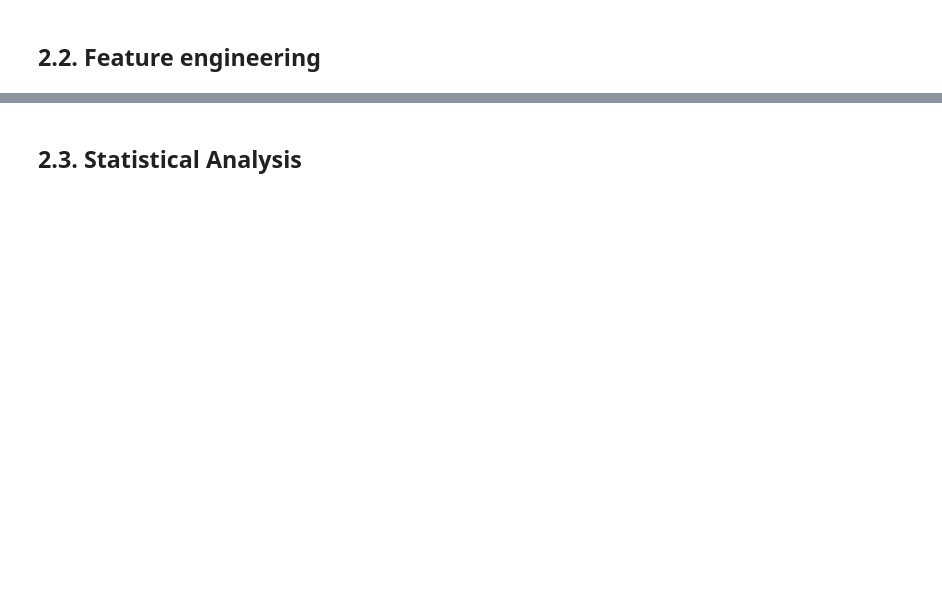
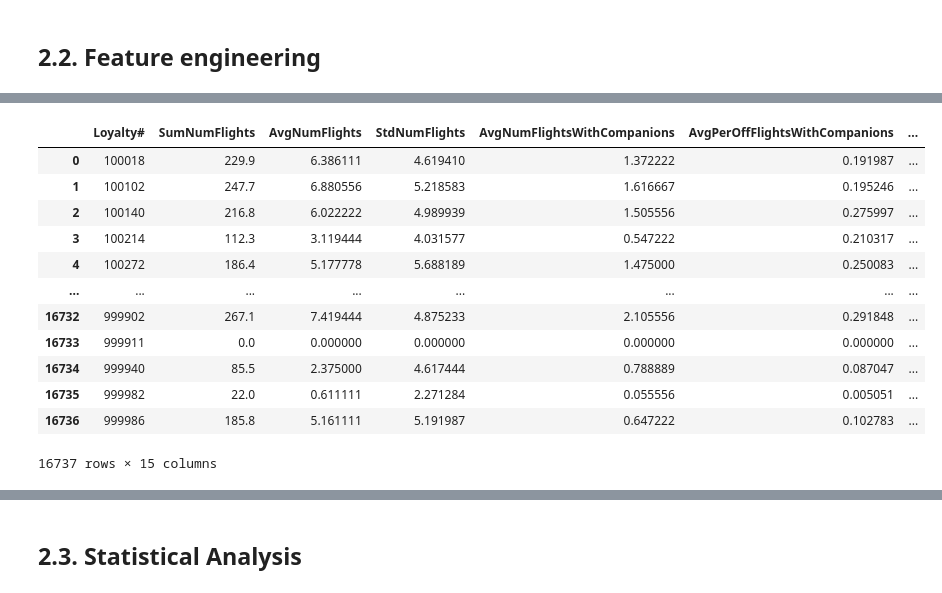
Before and after one commit to kidademoraisaly/Data-Mining, a Jupyter notebook: data_exploration.ipynb, the cells around one changed output, grey strips where cells are left out. Drawn from its saved outputs; the diff is of its cells as text; code cells hidden in the pictures; blank space fills up the shorter version.

```diff
--- a/data_exploration.ipynb
+++ b/data_exploration.ipynb
@@ -429,0 +707,59 @@ memory usage: 2.4+ MB
+# %%
+# NumFlights
+#SumNumFlights** -  Total number of flights taken by the customer.
+#AvgNumFlights** -  Average number of flights per month.
+#StdNumFlights** -  Standard deviation of the number of flights (indicates consistency or irregularity).
+
+#For Companion Travel (`NumFlightsWithCompanions`)
+#AvgNumFlightsWithCompanions** -  Average number of flights taken with companions.
+#AvgPerOfFlightsWithCompanions** -  Average proportion of flights taken with companions
+
+#For Distance (`DistanceKM`)
+#SumDistanceKM** -  Total distance travelled (in km).
+#AvgDistanceKM** -  Average monthly travel distance.
+#StdDistanceKM** -  Standard deviation of distance travelled per month (variation in trip length).
+flights_df["PerOfCompanionFlights"]=(flights_df["NumFlightsWithCompanions"]/flights_df["NumFlights"]).fillna(0)
+flights_df["PerOfPointsRedeemed"]=(flights_df["PointsRedeemed"]/flights_df["PointsAccumulated"]).fillna(0)
+flights_df["PointsBalance"]=(flights_df["PointsAccumulated"]-flights_df["PointsRedeemed"]).fillna(0)
+
+flights_agg_df=flights_df.groupby("Loyalty#").agg(
+    SumNumFlights=("NumFlights","sum"),
+    AvgNumFlights=("NumFlights","mean"),
+    StdNumFlights=("NumFlights","std"),
+    AvgNumFlightsWithCompanions=("NumFlightsWithCompanions","mean"),
+    AvgPerOffFlightsWithCompanions=("PerOfCompanionFlights","mean"),
+    SumDistanceKM=("DistanceKM","sum"),
+    AvgDistanceKM=("DistanceKM","mean"),
+    StdDistanceKM=("DistanceKM","std"),
+    SumPointsAccumulated=("PointsAccumulated","sum"),
+    SumPointsRedeemed=("PointsRedeemed","sum"),
+    SumDollarCostPointsRedeemed=("DollarCostPointsRedeemed","sum" ),
+    AvgPerOfPointsRedeemed=("PerOfPointsRedeemed","mean" ),
+    AvgPointsBalance=("PointsBalance","mean" ),
+
+
+
+).reset_index()
+
+flights_agg_df["AvgValueOfPointsInDollars"]=(flights_agg_df["SumDollarCostPointsRedeemed"]/flights_agg_df["SumPointsRedeemed"]).fillna(0)
+#NumMonthsWithFlights** -  Number of months in which the customer flew at least once.
+num_months_with_flights_df=flights_df.groupby("Loyalty#").apply(lambda x: (x["NumFlights"]>0).sum() ).reset_index(name="NumMonthsWithFlights")
+
+#MaxStreakWithFlights** -  Longest consecutive run of months with flights (engagement streak).
+#MaxStreakWithoutFlights** -  Longest consecutive run of months without flights (inactivity streak).
+# %%
+flights_agg_df
+# %% [output]
+|  | Loyalty# | SumNumFlights | AvgNumFlights | StdNumFlights | AvgNumFlightsWithCompanions | AvgPerOffFlightsWithCompanions | ... |
+| 0 | 100018 | 229.9 | 6.386111 | 4.619410 | 1.372222 | 0.191987 | ... |
+| 1 | 100102 | 247.7 | 6.880556 | 5.218583 | 1.616667 | 0.195246 | ... |
+| 2 | 100140 | 216.8 | 6.022222 | 4.989939 | 1.505556 | 0.275997 | ... |
+| 3 | 100214 | 112.3 | 3.119444 | 4.031577 | 0.547222 | 0.210317 | ... |
+| 4 | 100272 | 186.4 | 5.177778 | 5.688189 | 1.475000 | 0.250083 | ... |
+| ... | ... | ... | ... | ... | ... | ... | ... |
+| 16732 | 999902 | 267.1 | 7.419444 | 4.875233 | 2.105556 | 0.291848 | ... |
+| 16733 | 999911 | 0.0 | 0.000000 | 0.000000 | 0.000000 | 0.000000 | ... |
+| 16734 | 999940 | 85.5 | 2.375000 | 4.617444 | 0.788889 | 0.087047 | ... |
+| 16735 | 999982 | 22.0 | 0.611111 | 2.271284 | 0.055556 | 0.005051 | ... |
+| 16736 | 999986 | 185.8 | 5.161111 | 5.191987 | 0.647222 | 0.102783 | ... |
+16737 rows × 15 columns
```
Also changed, not shown: parts of 51 cells of this notebook.
